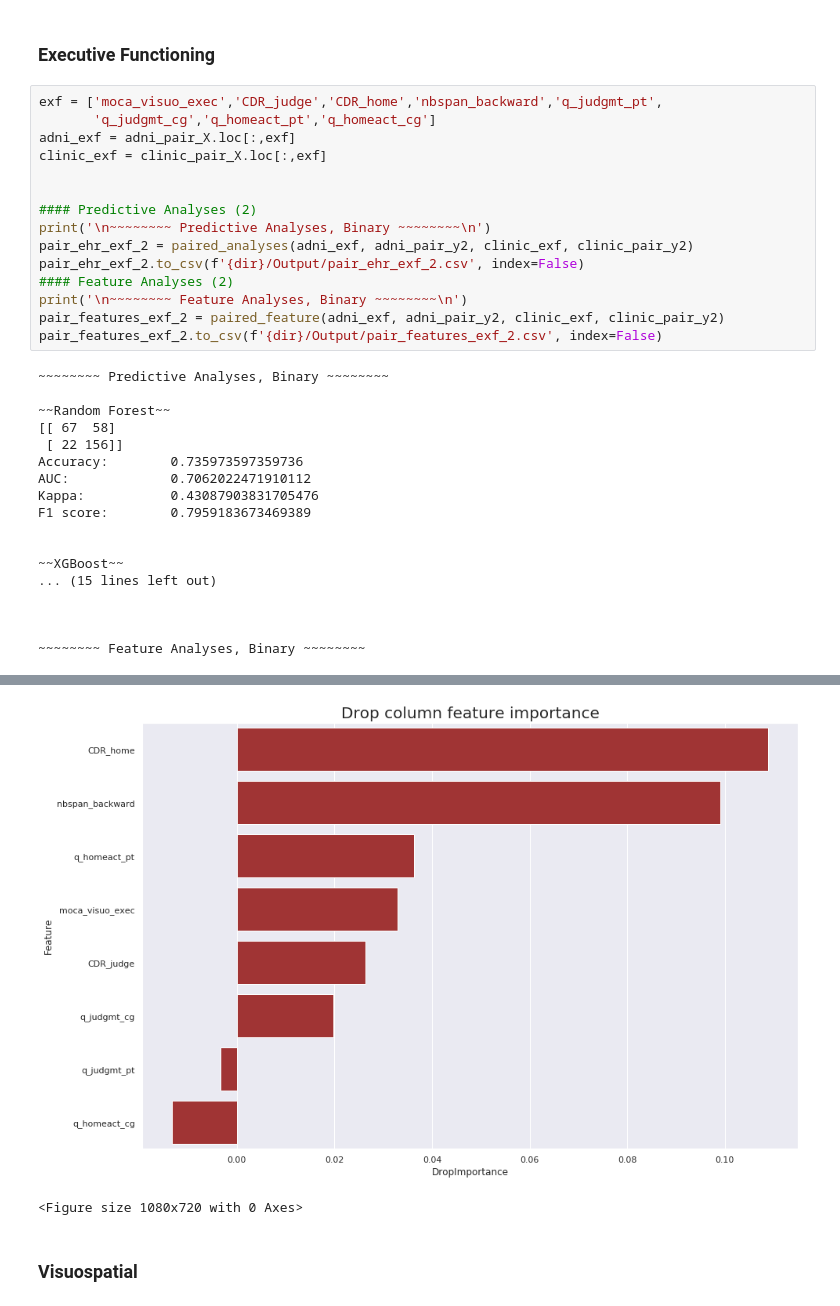
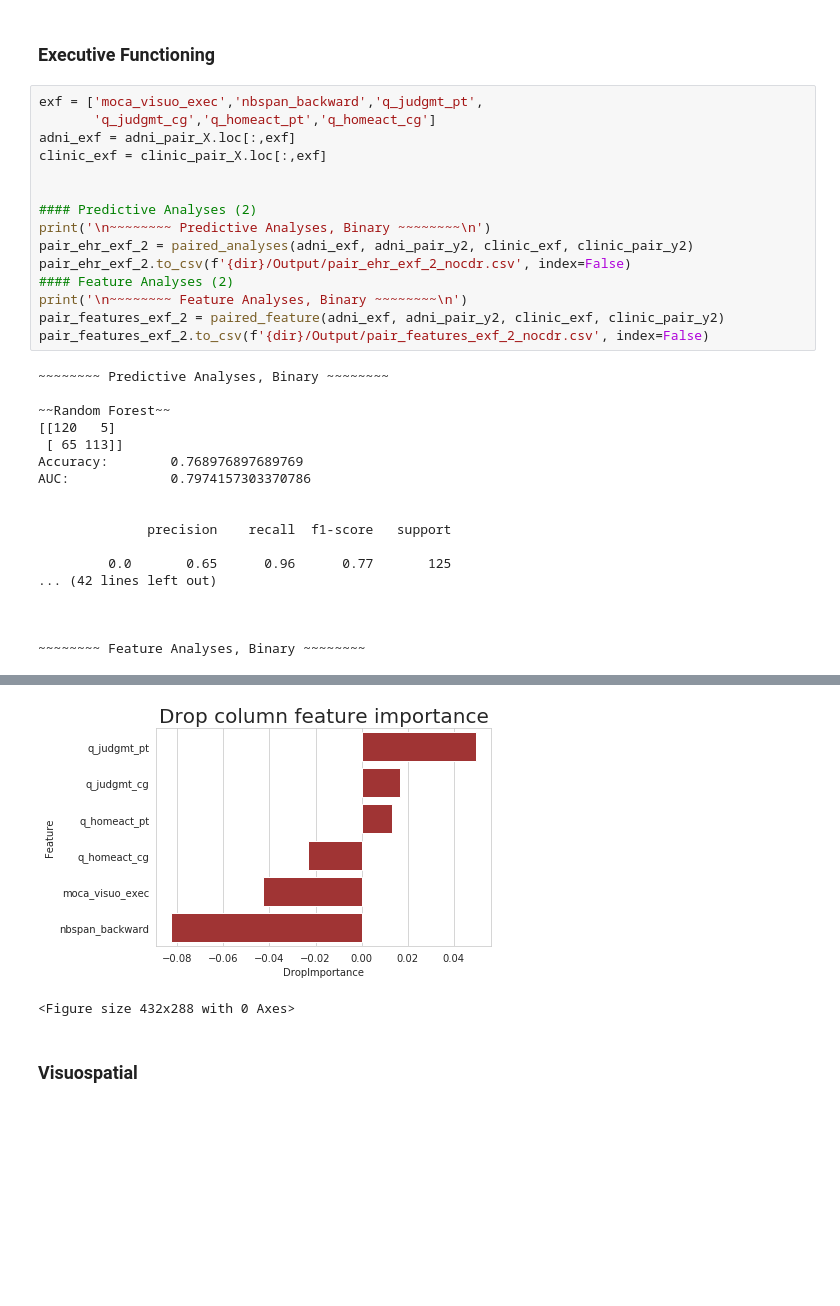
Before and after one commit to mjkleiman/streamlineAD, a Jupyter notebook: KleimanPhD_Chp4.ipynb, the cells around one changed output, grey strips where cells are left out. Drawn from its saved outputs; the diff is of its cells as text; blank space fills up the shorter version.

```diff
--- a/KleimanPhD_Chp4.ipynb
+++ b/KleimanPhD_Chp4.ipynb
@@ -1482,7 +1311,7 @@ F1 score:        0.8641975308641975
 
 ### Executive Functioning
 # %%
-exf = ['moca_visuo_exec','CDR_judge','CDR_home','nbspan_backward','q_judgmt_pt',
+exf = ['moca_visuo_exec','nbspan_backward','q_judgmt_pt',
        'q_judgmt_cg','q_homeact_pt','q_homeact_cg']
 adni_exf = adni_pair_X.loc[:,exf]
 clinic_exf = clinic_pair_X.loc[:,exf]
@@ -1491,25 +1320,25 @@ clinic_exf = clinic_pair_X.loc[:,exf]
 #### Predictive Analyses (2)
 print('\n~~~~~~~~ Predictive Analyses, Binary ~~~~~~~~\n')
 pair_ehr_exf_2 = paired_analyses(adni_exf, adni_pair_y2, clinic_exf, clinic_pair_y2)
-pair_ehr_exf_2.to_csv(f'{dir}/Output/pair_ehr_exf_2.csv', index=False)
+pair_ehr_exf_2.to_csv(f'{dir}/Output/pair_ehr_exf_2_nocdr.csv', index=False)
 #### Feature Analyses (2)
 print('\n~~~~~~~~ Feature Analyses, Binary ~~~~~~~~\n')
 pair_features_exf_2 = paired_feature(adni_exf, adni_pair_y2, clinic_exf, clinic_pair_y2)
-pair_features_exf_2.to_csv(f'{dir}/Output/pair_features_exf_2.csv', index=False)
+pair_features_exf_2.to_csv(f'{dir}/Output/pair_features_exf_2_nocdr.csv', index=False)
 # %% [output]
 ~~~~~~~~ Predictive Analyses, Binary ~~~~~~~~
 
 ~~Random Forest~~
-[[ 67  58]
- [ 22 156]]
-Accuracy:        0.735973597359736
-AUC:             0.7062022471910112
-Kappa:           0.43087903831705476
-F1 score:        0.7959183673469389
+[[120   5]
+ [ 65 113]]
+Accuracy:        0.768976897689769
+AUC:             0.7974157303370786
 
 
-~~XGBoost~~
-... (15 lines left out)
+              precision    recall  f1-score   support
+
+         0.0       0.65      0.96      0.77       125
+... (42 lines left out)
 
 
 
@@ -1518,5 +1347,5 @@ F1 score:        0.7959183673469389
-[figure, old version]
+[figure, new version]
-<Figure size 1080x720 with 0 Axes>
+<Figure size 432x288 with 0 Axes>
 # %% [markdown]
 
 ### Visuospatial
```
Also changed, not shown: parts of 42 cells of this notebook.
